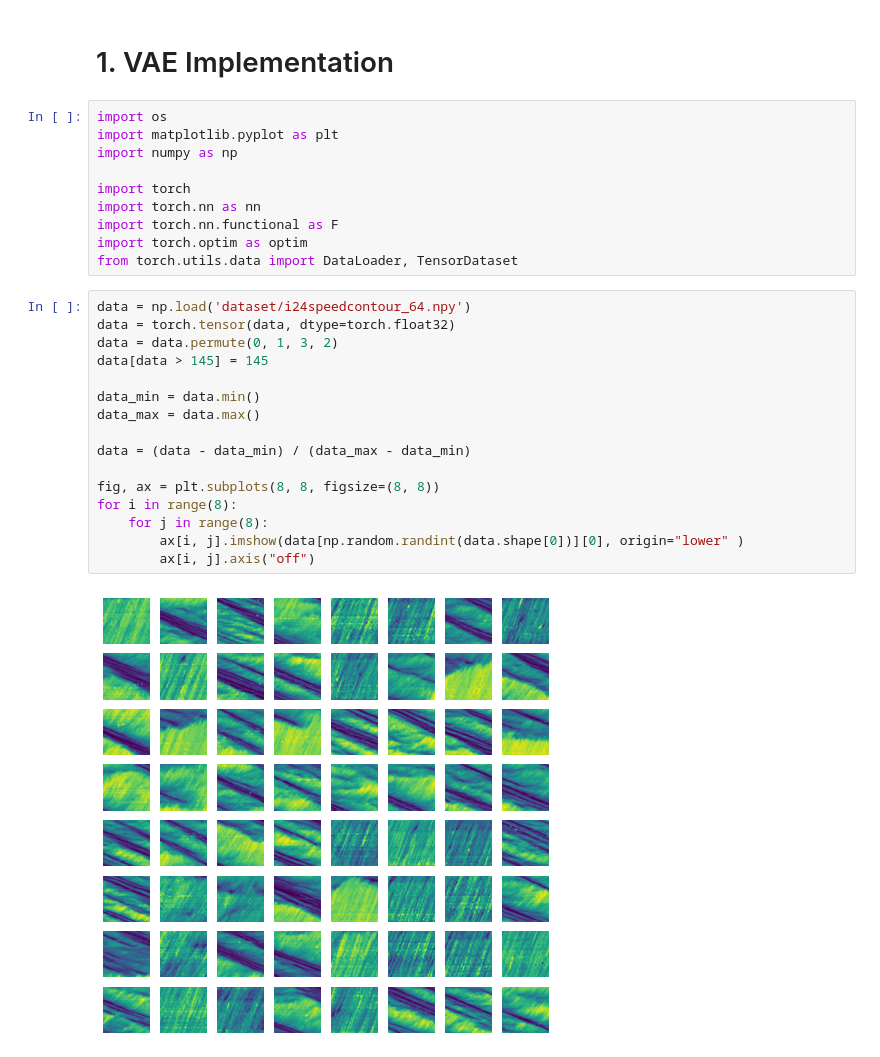
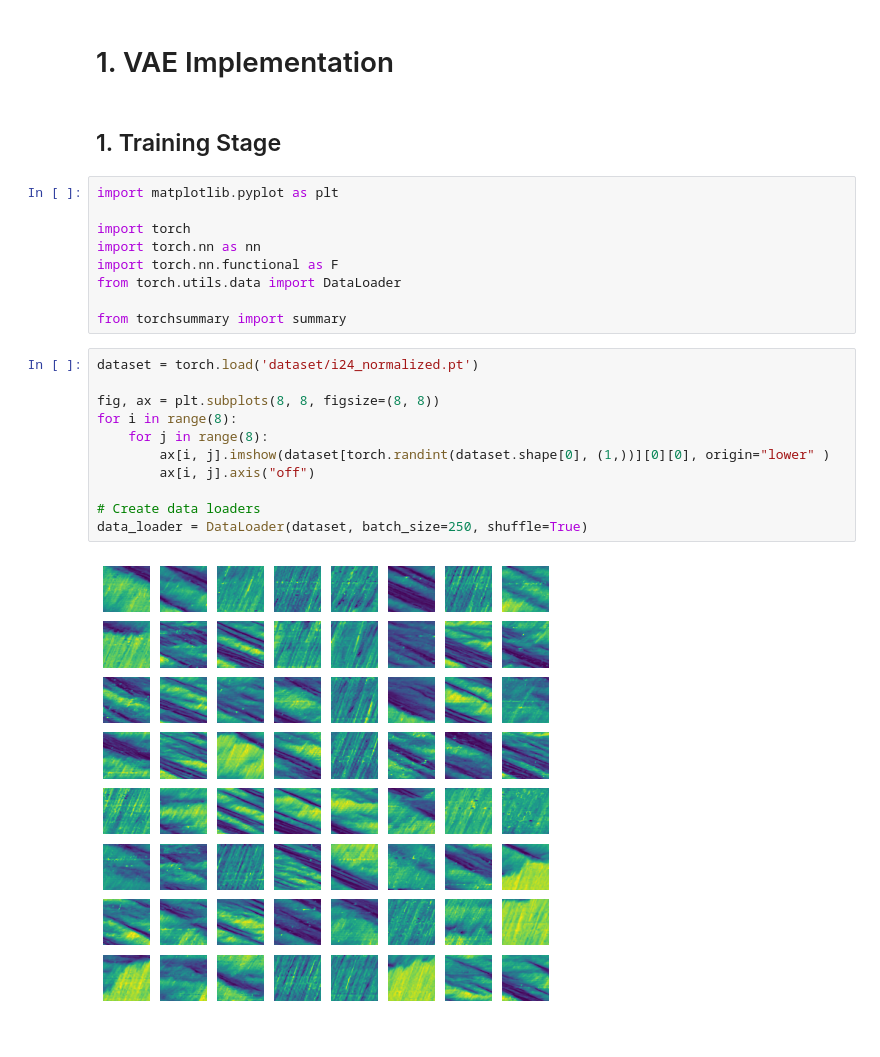
Before and after one commit to benchoi93/DGMinTransportation, a Jupyter notebook: TimeSpaceDiagram/VAE_completed.ipynb, the cells around one changed output. Drawn from its saved outputs; the diff is of its cells as text.

```diff
--- a/TimeSpaceDiagram/VAE_completed.ipynb
+++ b/TimeSpaceDiagram/VAE_completed.ipynb
@@ -1,30 +1,26 @@
 # %% [markdown]
 # 1. VAE Implementation
+# %% [markdown]
+## 1. Training Stage
 # %%
-import os
 import matplotlib.pyplot as plt
-import numpy as np
 
 import torch
 import torch.nn as nn
 import torch.nn.functional as F
-import torch.optim as optim
-from torch.utils.data import DataLoader, TensorDataset
+from torch.utils.data import DataLoader
+
+from torchsummary import summary
 # %%
-data = np.load('dataset/i24speedcontour_64.npy')
-data = torch.tensor(data, dtype=torch.float32)
-data = data.permute(0, 1, 3, 2)
-data[data > 145] = 145
-
-data_min = data.min()
-data_max = data.max()
-
-data = (data - data_min) / (data_max - data_min)
+dataset = torch.load('dataset/i24_normalized.pt')
 
 fig, ax = plt.subplots(8, 8, figsize=(8, 8))
 for i in range(8):
     for j in range(8):
-        ax[i, j].imshow(data[np.random.randint(data.shape[0])][0], origin="lower" )
+        ax[i, j].imshow(dataset[torch.randint(dataset.shape[0], (1,))][0][0], origin="lower" )
         ax[i, j].axis("off")
+
+# Create data loaders
+data_loader = DataLoader(dataset, batch_size=250, shuffle=True)
 # %% [output]
-[figure, old version]
+[figure, new version]
```
Also changed, not shown: parts of 10 cells of this notebook, 5 other files.
